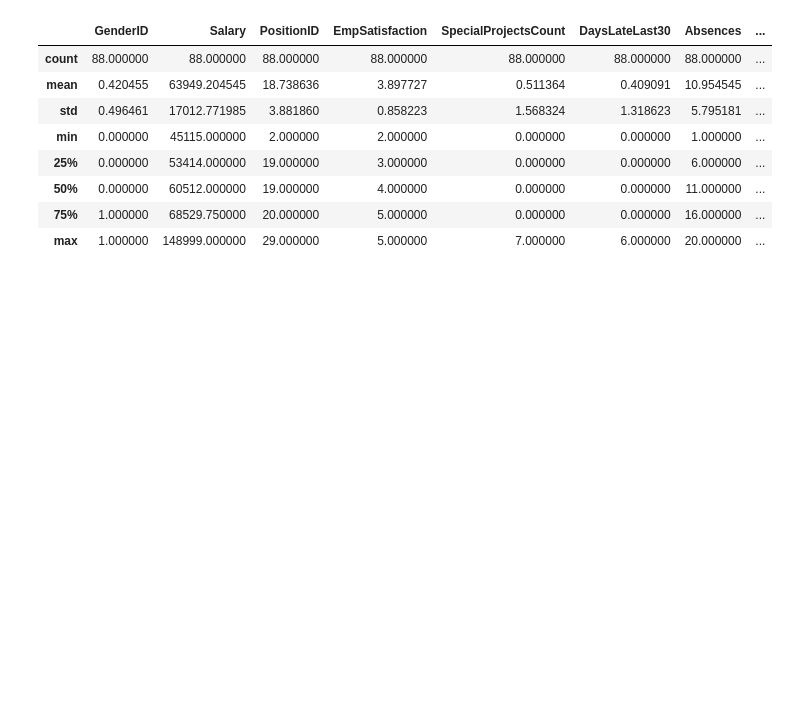
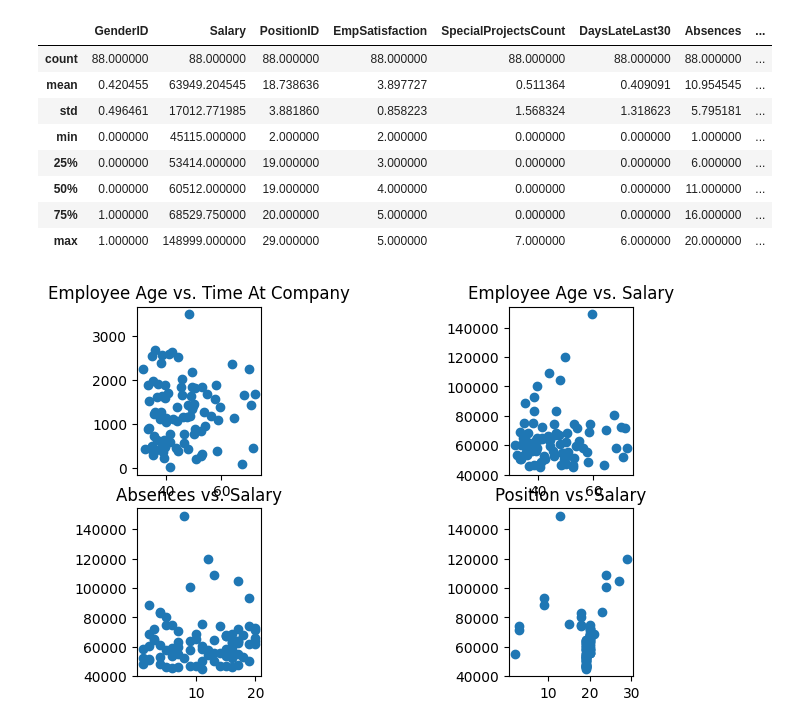
Before and after one commit to akazachk-teaching/Project-Group-5, a Jupyter notebook: project-code.ipynb, the cells around one changed output. Cells and saved outputs as stored; diff of their text form; code cells hidden in the pictures; blank space fills up the shorter version.

Commit message:
Starting visualization

```diff
--- a/project-code.ipynb
+++ b/project-code.ipynb
@@ -183,3 +169,17 @@ df_final.describe()
 #Validate the data
 #Visualization
 #Find prediction model that best fits our needs and implement it
+# %%
+#Visualization to get a better idea of the relationship between the data
+fig1,axes = plt.subplots(2,2)
+axes[0,0].scatter(df_final['EmployeeAge'],df_final['TimeAtCompany'])
+axes[0,0].set_title('Employee Age vs. Time At Company')
+axes[0,1].scatter(df_final['EmployeeAge'],df_final['Salary'])
+axes[0,1].set_title('Employee Age vs. Salary')
+axes[1,0].scatter(df_final['Absences'],df_final['Salary'])
+axes[1,0].set_title('Absences vs. Salary')
+axes[1,1].scatter(df_final['PositionID'],df_final['Salary'])
+axes[1,1].set_title('Position vs. Salary')
+plt.subplots_adjust(wspace=2)
+# %% [output]
+[figure, added]
```
Also changed, not shown: parts of 2 cells of this notebook.
